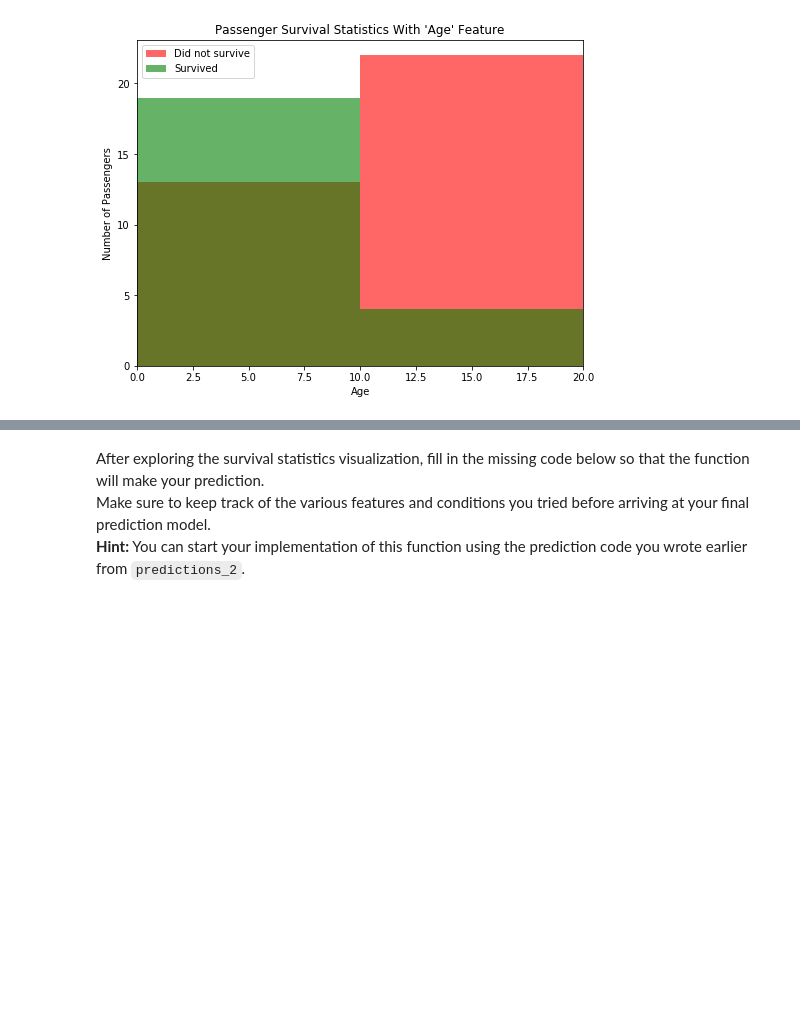
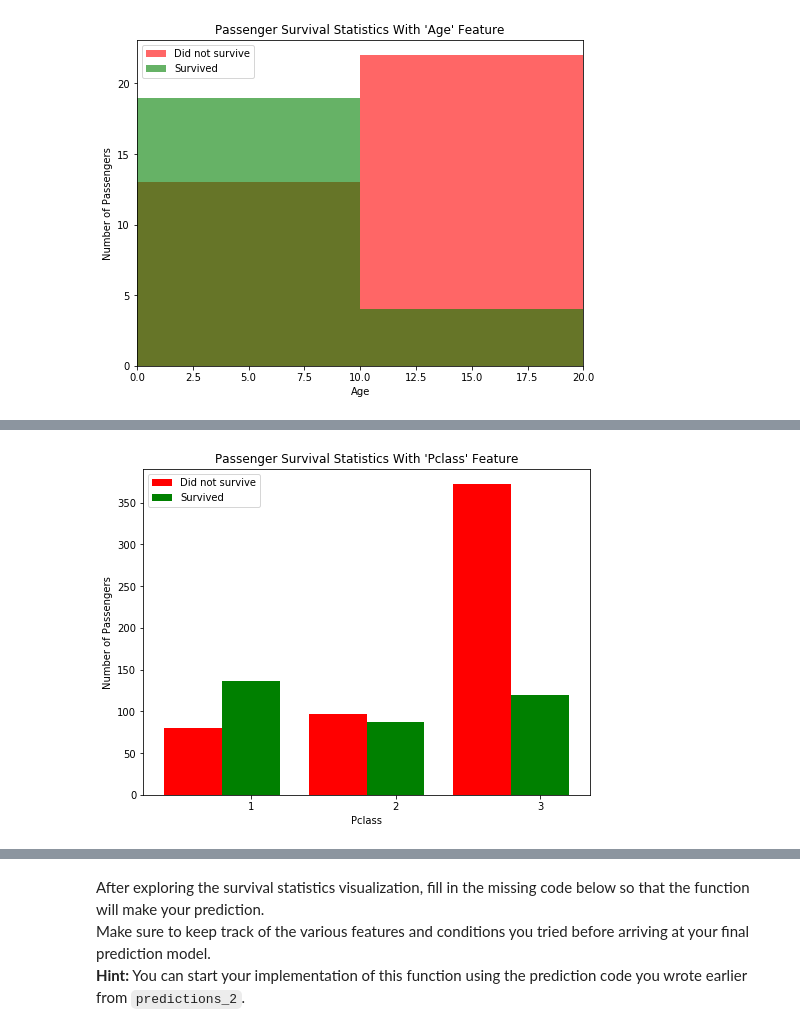
Before and after one commit to krishnatray/machine-learning-nanodegree, a Jupyter notebook: titanic_survival_exploration/titanic_survival_exploration.ipynb, the cells around one changed output, grey strips where cells are left out. Cells and saved outputs as stored; diff of their text form; code cells hidden in the pictures; blank space fills up the shorter version.

```diff
--- a/titanic_survival_exploration/titanic_survival_exploration.ipynb
+++ b/titanic_survival_exploration/titanic_survival_exploration.ipynb
@@ -226,0 +285,4 @@ vs.survival_stats(data, outcomes, 'Age', ["Sex == 'male'", "Age < 18"])
+# %%
+vs.survival_stats(data, outcomes, 'Pclass')
+# %% [output]
+[figure, added]
```
Also changed, not shown: parts of 25 cells of this notebook, 1 other file.
